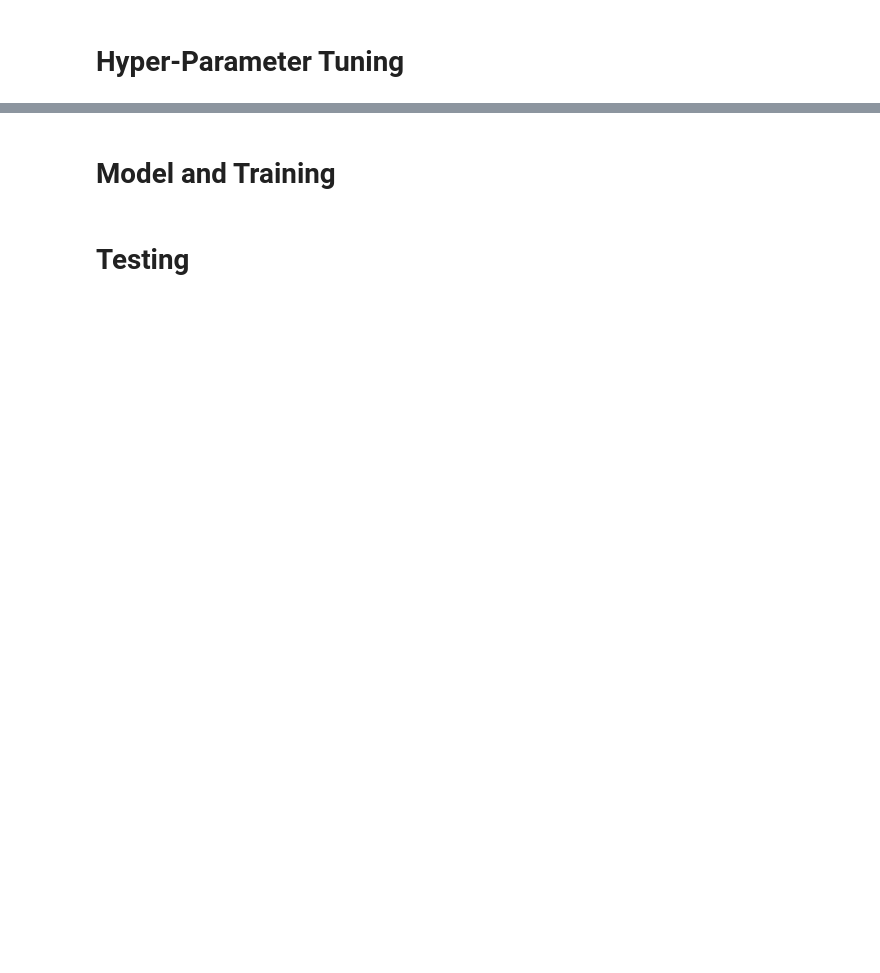
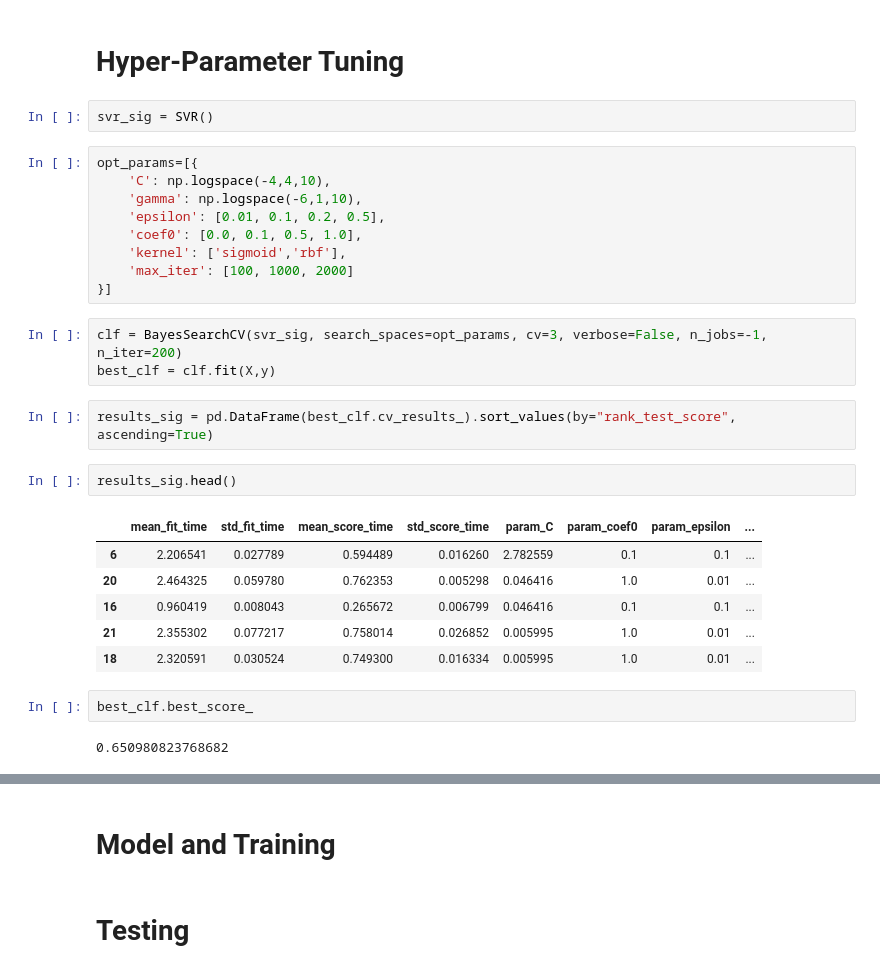
Before and after one commit to PhilJ0ly/EnergyNeedPrediction, a Jupyter notebook: models/svr.ipynb, the cells around one changed output, grey strips where cells are left out. Drawn from its saved outputs; the diff is of its cells as text; blank space fills up the shorter version.

```diff
--- a/models/svr.ipynb
+++ b/models/svr.ipynb
@@ -47,2 +77,31 @@ X.shape
 # %% [markdown]
 # Hyper-Parameter Tuning
+# %%
+svr_sig = SVR()
+# %%
+opt_params=[{
+    'C': np.logspace(-4,4,10),
+    'gamma': np.logspace(-6,1,10),
+    'epsilon': [0.01, 0.1, 0.2, 0.5],
+    'coef0': [0.0, 0.1, 0.5, 1.0],
+    'kernel': ['sigmoid','rbf'],
+    'max_iter': [100, 1000, 2000]
+}]
+# %%
+clf = BayesSearchCV(svr_sig, search_spaces=opt_params, cv=3, verbose=False, n_jobs=-1, n_iter=200)
+best_clf = clf.fit(X,y)
+# %%
+results_sig = pd.DataFrame(best_clf.cv_results_).sort_values(by="rank_test_score", ascending=True)
+# %%
+results_sig.head()
+# %% [output]
+|  | mean_fit_time | std_fit_time | mean_score_time | std_score_time | param_C | param_coef0 | param_epsilon | ... |
+| 6 | 2.206541 | 0.027789 | 0.594489 | 0.016260 | 2.782559 | 0.1 | 0.1 | ... |
+| 20 | 2.464325 | 0.059780 | 0.762353 | 0.005298 | 0.046416 | 1.0 | 0.01 | ... |
+| 16 | 0.960419 | 0.008043 | 0.265672 | 0.006799 | 0.046416 | 0.1 | 0.1 | ... |
+| 21 | 2.355302 | 0.077217 | 0.758014 | 0.026852 | 0.005995 | 1.0 | 0.01 | ... |
+| 18 | 2.320591 | 0.030524 | 0.749300 | 0.016334 | 0.005995 | 1.0 | 0.01 | ... |
+# %%
+best_clf.best_score_
+# %% [output]
+0.650980823768682
```
Also changed, not shown: parts of 15 cells of this notebook, 1 other file.
